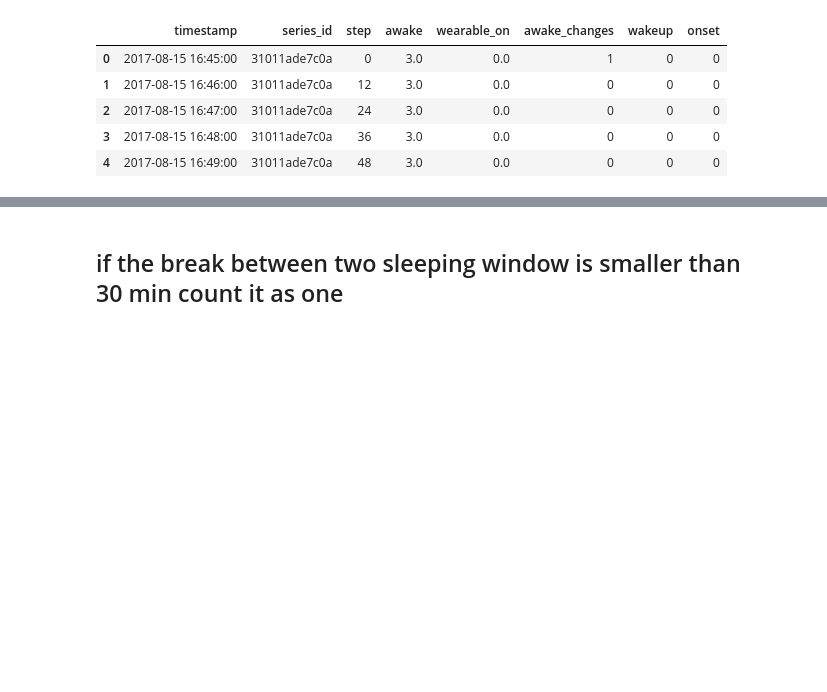
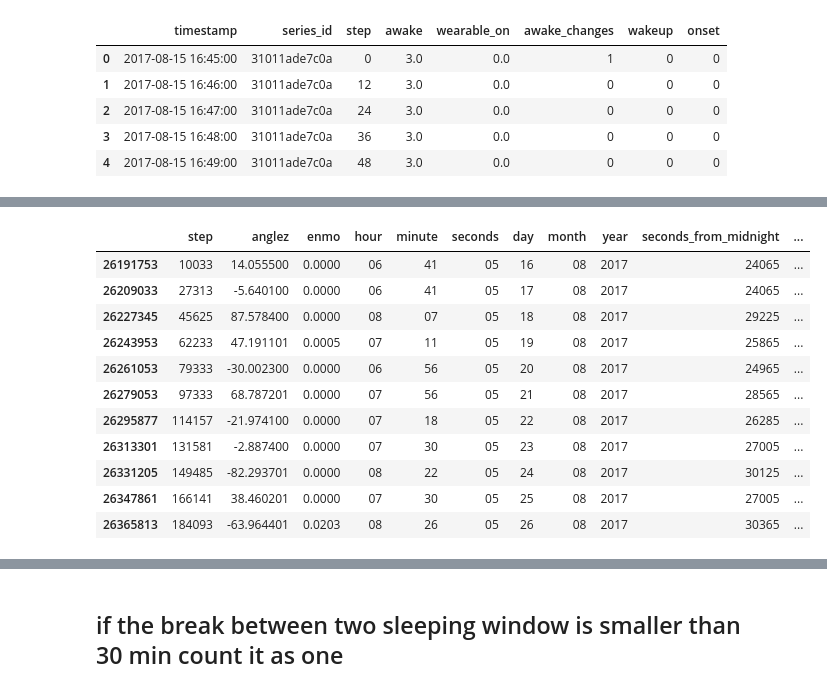
Before and after one commit to cedrege/AICH, a Jupyter notebook: code/rule-based-step.ipynb, the cells around one changed output, grey strips where cells are left out. Cells and saved outputs as stored; diff of their text form; code cells hidden in the pictures; blank space fills up the shorter version.

```diff
--- a/code/rule-based-step.ipynb
+++ b/code/rule-based-step.ipynb
@@ -245,0 +473,15 @@ new.head()
+# %%
+true[true['onset' ]== 1]
+# %% [output]
+|  | step | anglez | enmo | hour | minute | seconds | day | month | year | seconds_from_midnight | ... |
+| 26191753 | 10033 | 14.055500 | 0.0000 | 06 | 41 | 05 | 16 | 08 | 2017 | 24065 | ... |
+| 26209033 | 27313 | -5.640100 | 0.0000 | 06 | 41 | 05 | 17 | 08 | 2017 | 24065 | ... |
+| 26227345 | 45625 | 87.578400 | 0.0000 | 08 | 07 | 05 | 18 | 08 | 2017 | 29225 | ... |
+| 26243953 | 62233 | 47.191101 | 0.0005 | 07 | 11 | 05 | 19 | 08 | 2017 | 25865 | ... |
+| 26261053 | 79333 | -30.002300 | 0.0000 | 06 | 56 | 05 | 20 | 08 | 2017 | 24965 | ... |
+| 26279053 | 97333 | 68.787201 | 0.0000 | 07 | 56 | 05 | 21 | 08 | 2017 | 28565 | ... |
+| 26295877 | 114157 | -21.974100 | 0.0000 | 07 | 18 | 05 | 22 | 08 | 2017 | 26285 | ... |
+| 26313301 | 131581 | -2.887400 | 0.0000 | 07 | 30 | 05 | 23 | 08 | 2017 | 27005 | ... |
+| 26331205 | 149485 | -82.293701 | 0.0000 | 08 | 22 | 05 | 24 | 08 | 2017 | 30125 | ... |
+| 26347861 | 166141 | 38.460201 | 0.0000 | 07 | 30 | 05 | 25 | 08 | 2017 | 27005 | ... |
+| 26365813 | 184093 | -63.964401 | 0.0203 | 08 | 26 | 05 | 26 | 08 | 2017 | 30365 | ... |
```
Also changed, not shown: parts of 38 cells of this notebook.
